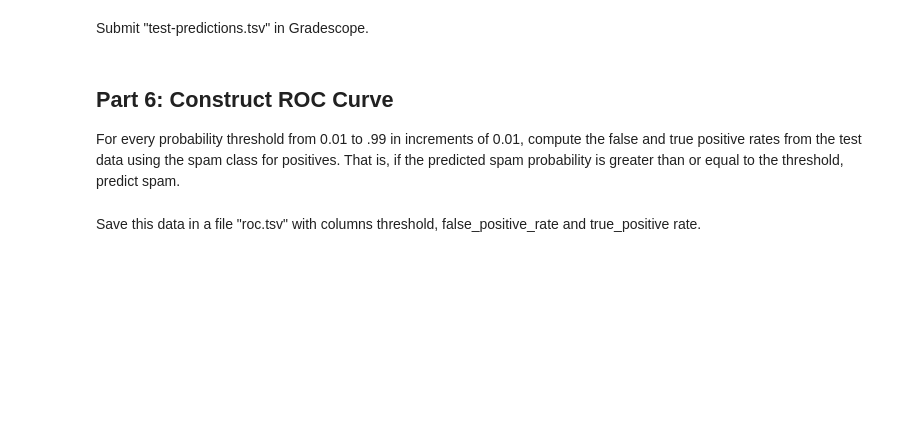
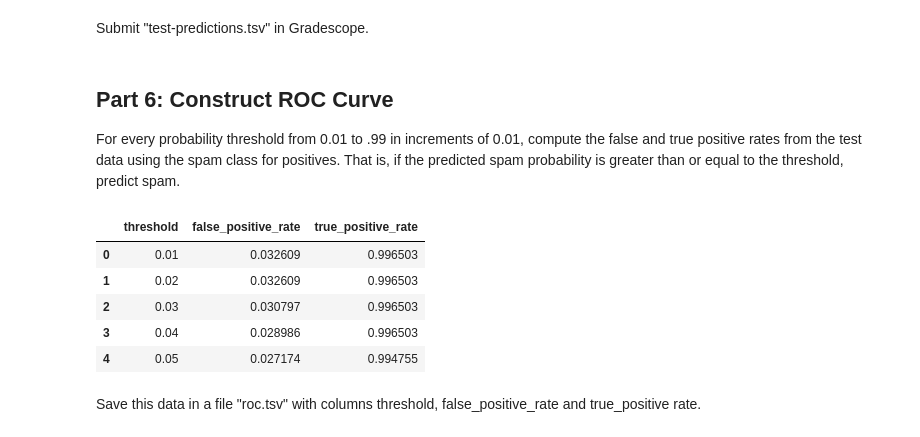
Before and after one commit to polinacsv/dx704-project-09, a Jupyter notebook: project.ipynb, the cells around one changed output. Cells and saved outputs as stored; diff of their text form; code cells hidden in the pictures; blank space fills up the shorter version.

```diff
--- a/project.ipynb
+++ b/project.ipynb
@@ -193,3 +358,50 @@ That is, if the predicted spam probability is greater than or equal to the thres
+# %%
+# YOUR CHANGES HERE
+
+import pandas as pd
+import numpy as np
+
+# --- Load predictions and true labels
+test_preds = pd.read_csv("test-predictions.tsv", sep="\t")
+labels = enron_spam_data[["Message ID", "Spam/Ham"]]
+
+# merge to get true labels for test data
+test_labeled = test_preds.merge(labels, on="Message ID", how="left")
+
+# ensure consistent label
+test_labeled["is_spam"] = (test_labeled["Spam/Ham"] == "spam").astype(int)
+
+# --- Compute ROC data
+rows = []
+thresholds = np.arange(0.01, 1.00, 0.01)
+
+for t in thresholds:
+    # predict spam if P(spam) >= threshold
+    pred_spam = (test_labeled["spam"] >= t).astype(int)
+
+    # confusion-matrix elements
+    tp = ((pred_spam == 1) & (test_labeled["is_spam"] == 1)).sum()
+    fp = ((pred_spam == 1) & (test_labeled["is_spam"] == 0)).sum()
+    fn = ((pred_spam == 0) & (test_labeled["is_spam"] == 1)).sum()
+    tn = ((pred_spam == 0) & (test_labeled["is_spam"] == 0)).sum()
+
+    tpr = tp / (tp + fn) if (tp + fn) > 0 else 0.0   # True Positive Rate
+    fpr = fp / (fp + tn) if (fp + tn) > 0 else 0.0   # False Positive Rate
+
+    rows.append((t, fpr, tpr))
+
+roc_df = pd.DataFrame(rows, columns=["threshold", "false_positive_rate", "true_positive_rate"])
+
+# --- Save to file
+roc_df.to_csv("roc.tsv", sep="\t", index=False)
+roc_df.head()
+# %% [output]
+|  | threshold | false_positive_rate | true_positive_rate |
+| 0 | 0.01 | 0.032609 | 0.996503 |
+| 1 | 0.02 | 0.032609 | 0.996503 |
+| 2 | 0.03 | 0.030797 | 0.996503 |
+| 3 | 0.04 | 0.028986 | 0.996503 |
+| 4 | 0.05 | 0.027174 | 0.994755 |
 # %% [markdown]
 Save this data in a file "roc.tsv" with columns threshold, false_positive_rate and true_positive rate.
 # %%
```
Also changed, not shown: parts of 7 cells of this notebook, 4 other files.
